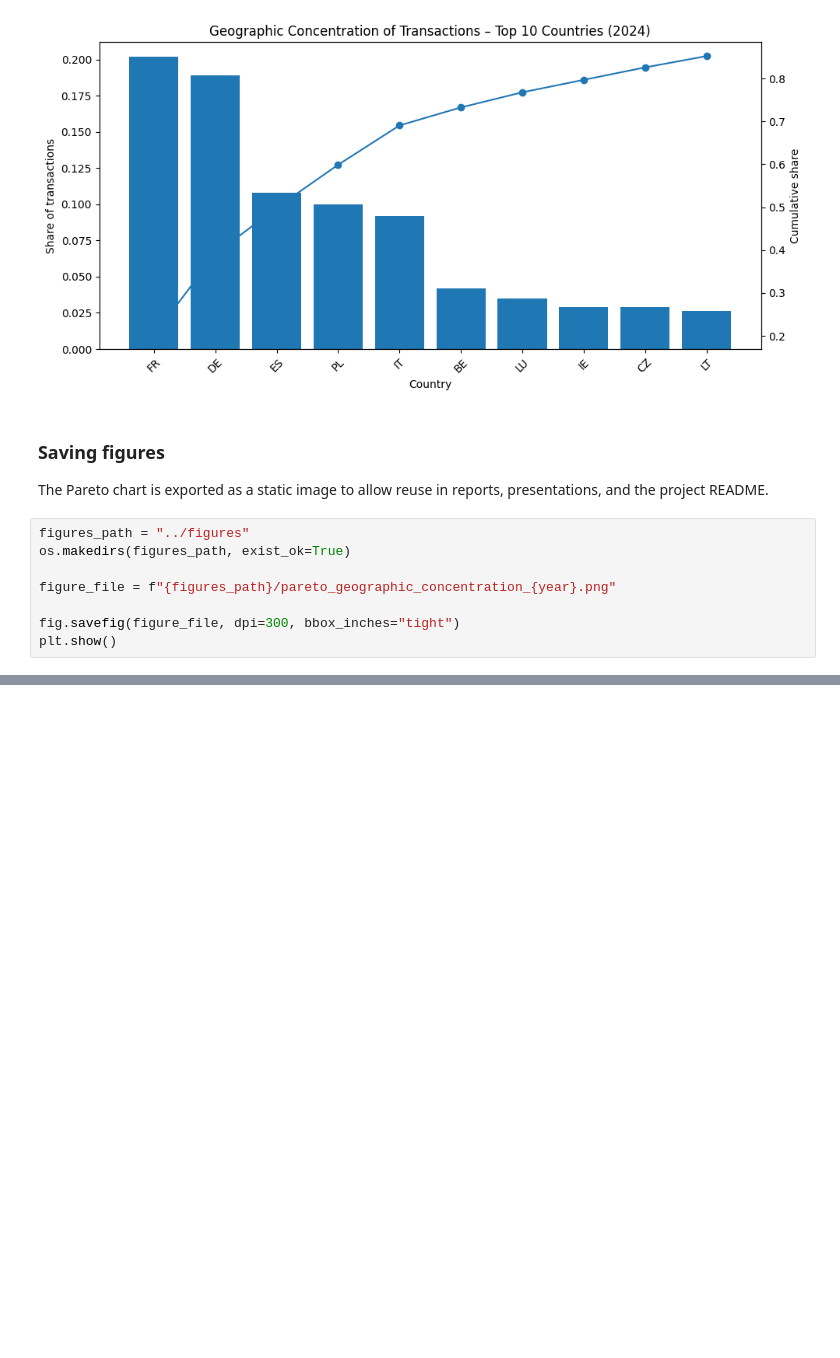
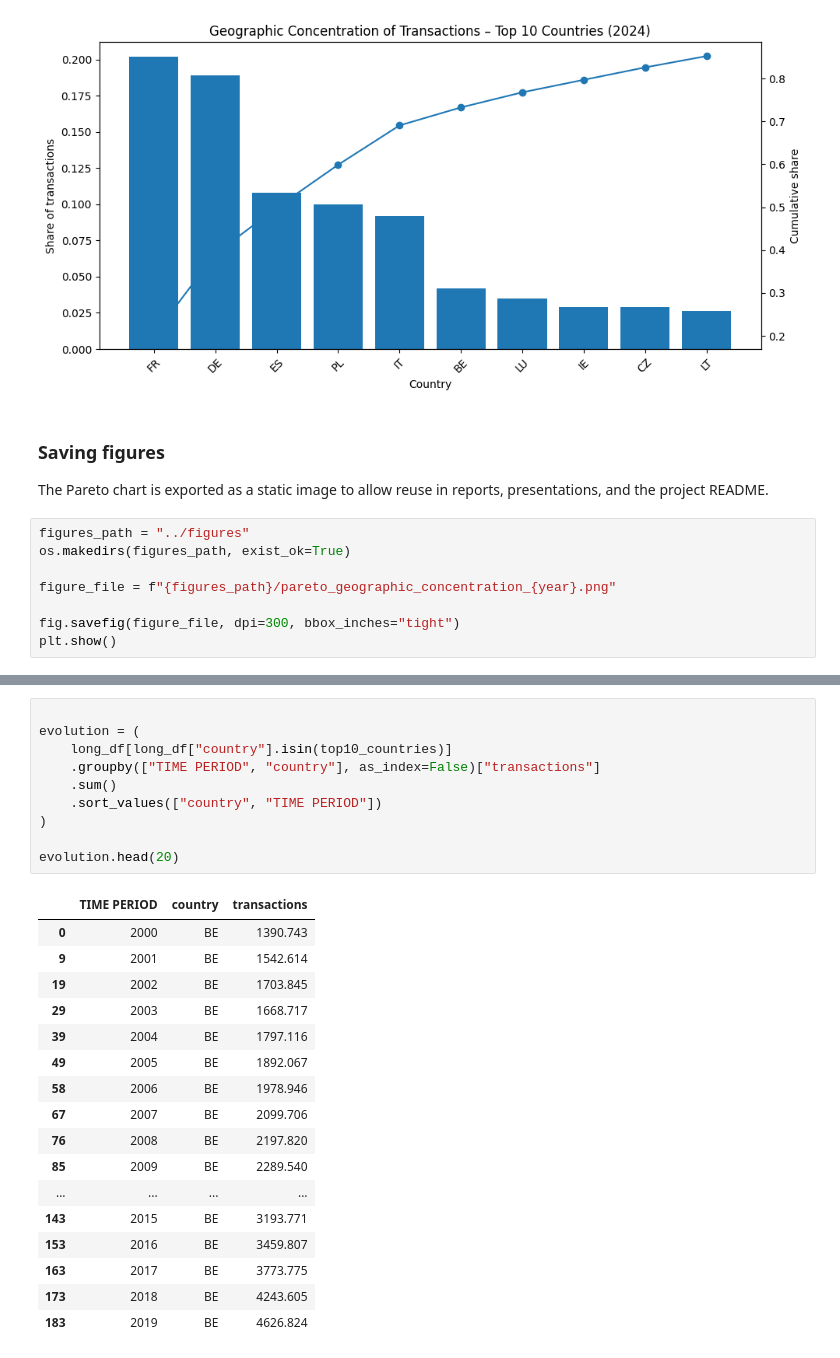
Before and after one commit to Jose-Rodrigo-Carrillo/geographic-trx-concentration, a Jupyter notebook: notebooks/01_geographic_concentration_analysis.ipynb, the cells around one changed output, grey strips where cells are left out. Drawn from its saved outputs; the diff is of its cells as text; blank space fills up the shorter version.

```diff
--- a/notebooks/01_geographic_concentration_analysis.ipynb
+++ b/notebooks/01_geographic_concentration_analysis.ipynb
@@ -201,0 +224,28 @@ plt.show()
+# %%
+
+evolution = (
+    long_df[long_df["country"].isin(top10_countries)]
+    .groupby(["TIME PERIOD", "country"], as_index=False)["transactions"]
+    .sum()
+    .sort_values(["country", "TIME PERIOD"])
+)
+
+evolution.head(20)
+# %% [output]
+|  | TIME PERIOD | country | transactions |
+| 0 | 2000 | BE | 1390.743 |
+| 9 | 2001 | BE | 1542.614 |
+| 19 | 2002 | BE | 1703.845 |
+| 29 | 2003 | BE | 1668.717 |
+| 39 | 2004 | BE | 1797.116 |
+| 49 | 2005 | BE | 1892.067 |
+| 58 | 2006 | BE | 1978.946 |
+| 67 | 2007 | BE | 2099.706 |
+| 76 | 2008 | BE | 2197.820 |
+| 85 | 2009 | BE | 2289.540 |
+| ... | ... | ... | ... |
+| 143 | 2015 | BE | 3193.771 |
+| 153 | 2016 | BE | 3459.807 |
+| 163 | 2017 | BE | 3773.775 |
+| 173 | 2018 | BE | 4243.605 |
+| 183 | 2019 | BE | 4626.824 |
```
Also changed, not shown: parts of 6 cells of this notebook, 3 other files.
